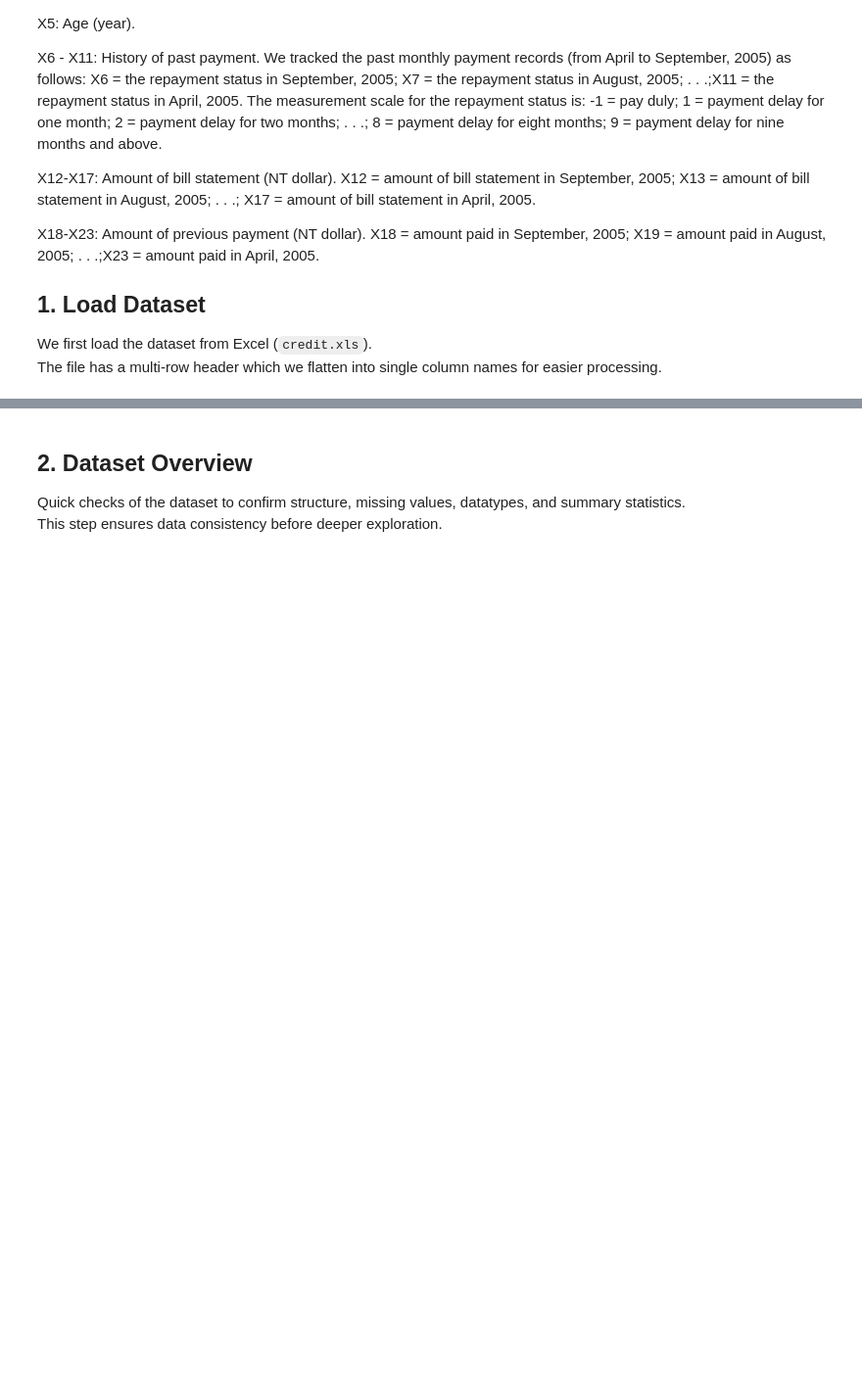
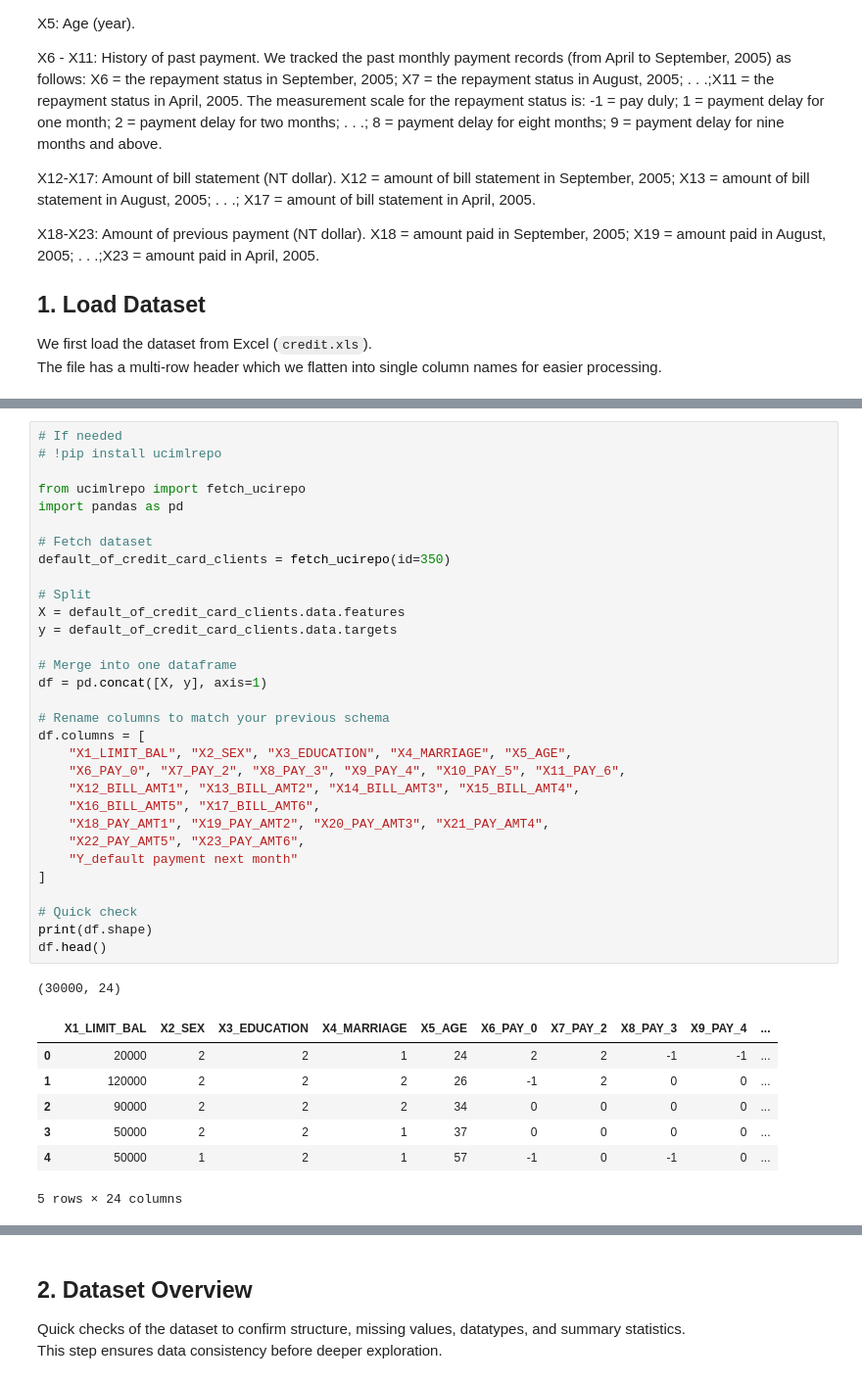
Before and after one commit to wafaahs/bank-risk-scoring, a Jupyter notebook: notebooks/eda.ipynb, the cells around one changed output, grey strips where cells are left out. Shown at 98% size. Cells and saved outputs as stored; diff of their text form; blank space fills up the shorter version.

```diff
--- a/notebooks/eda.ipynb
+++ b/notebooks/eda.ipynb
@@ -34,0 +68,40 @@ The file has a multi-row header which we flatten into single column names for ea
+# %%
+# If needed
+# !pip install ucimlrepo
+
+from ucimlrepo import fetch_ucirepo
+import pandas as pd
+
+# Fetch dataset
+default_of_credit_card_clients = fetch_ucirepo(id=350)
+
+# Split
+X = default_of_credit_card_clients.data.features
+y = default_of_credit_card_clients.data.targets
+
+# Merge into one dataframe
+df = pd.concat([X, y], axis=1)
+
+# Rename columns to match your previous schema
+df.columns = [
+    "X1_LIMIT_BAL", "X2_SEX", "X3_EDUCATION", "X4_MARRIAGE", "X5_AGE",
+    "X6_PAY_0", "X7_PAY_2", "X8_PAY_3", "X9_PAY_4", "X10_PAY_5", "X11_PAY_6",
+    "X12_BILL_AMT1", "X13_BILL_AMT2", "X14_BILL_AMT3", "X15_BILL_AMT4",
+    "X16_BILL_AMT5", "X17_BILL_AMT6",
+    "X18_PAY_AMT1", "X19_PAY_AMT2", "X20_PAY_AMT3", "X21_PAY_AMT4",
+    "X22_PAY_AMT5", "X23_PAY_AMT6",
+    "Y_default payment next month"
+]
+
+# Quick check
+print(df.shape)
+df.head()
+# %% [output]
+(30000, 24)
+|  | X1_LIMIT_BAL | X2_SEX | X3_EDUCATION | X4_MARRIAGE | X5_AGE | X6_PAY_0 | X7_PAY_2 | X8_PAY_3 | X9_PAY_4 | ... |
+| 0 | 20000 | 2 | 2 | 1 | 24 | 2 | 2 | -1 | -1 | ... |
+| 1 | 120000 | 2 | 2 | 2 | 26 | -1 | 2 | 0 | 0 | ... |
+| 2 | 90000 | 2 | 2 | 2 | 34 | 0 | 0 | 0 | 0 | ... |
+| 3 | 50000 | 2 | 2 | 1 | 37 | 0 | 0 | 0 | 0 | ... |
+| 4 | 50000 | 1 | 2 | 1 | 57 | -1 | 0 | -1 | 0 | ... |
+5 rows × 24 columns
```
Also changed, not shown: parts of 3 cells of this notebook, 3 other files.
